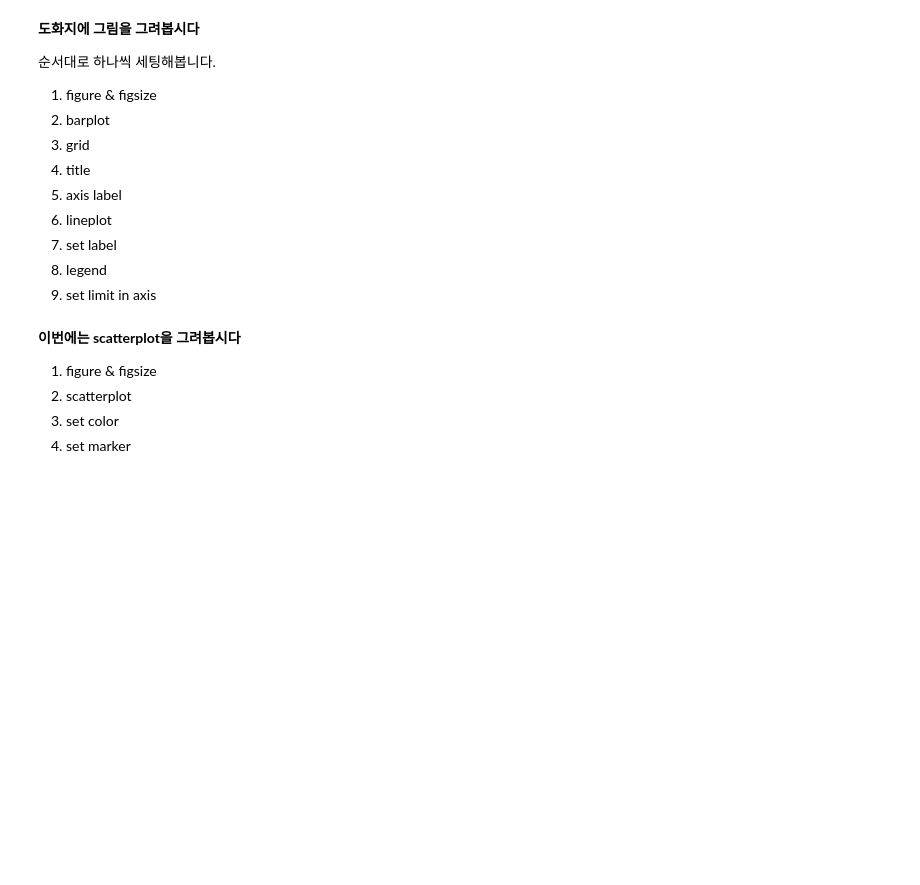
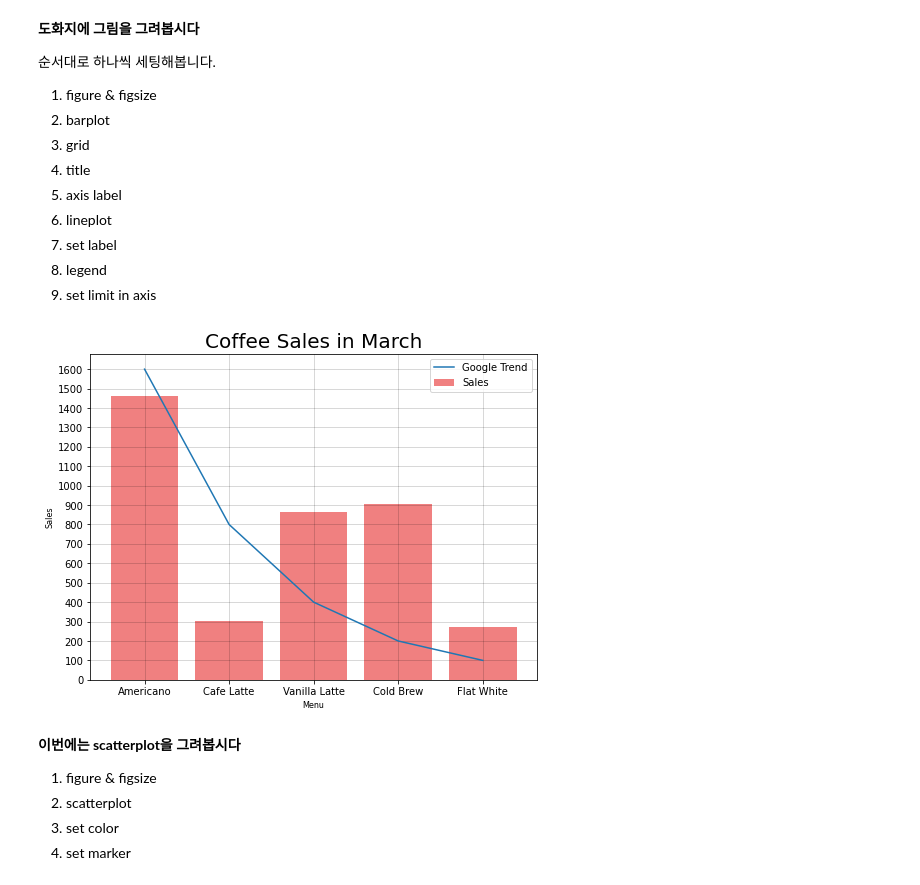
Before and after one commit to y001003/yeardream, a Jupyter notebook: python_basic/실습/Chapter.02 데이터 분석 라이브러리-08. pyplot 기초 (실습).ipynb, the cells around one changed output. Saved outputs shown, nothing was run; the diff lists cells and outputs as text; code cells hidden in the pictures; blank space fills up the shorter version.

```diff
--- a/python_basic/실습/Chapter.02 데이터 분석 라이브러리-08. pyplot 기초 (실습).ipynb
+++ b/python_basic/실습/Chapter.02 데이터 분석 라이브러리-08. pyplot 기초 (실습).ipynb
@@ -28,3 +31,7 @@ import matplotlib.pyplot as plt
+# %%
+# sample data를 하나 만들어봅시다!
+x = ["Americano","Cafe Latte","Vanilla Latte","Cold Brew","Flat White"]
+y = [1463, 301, 866, 905, 274]
 # %% [markdown]
 **도화지에 그림을 그려봅시다**
 
@@ -44,3 +49,18 @@ import matplotlib.pyplot as plt
+# %%
+# 막대 그래프 그리기
+plt.figure(figsize=(8,6))
+plt.grid(alpha=0.3, color="black", linewidth=0.5)
+plt.title("Coffee Sales in March", fontsize=20,)
+plt.xlabel("Menu", fontsize=8)
+plt.ylabel("Sales", fontsize=8)
+plt.bar(x,y, color="lightcoral", label = "Sales")
+plt.plot(sorted([100,200,400,800,1600], reverse=True), label = "Google Trend")
+plt.legend(loc="best") # 범례
+# plt.ylim(0,2000)
+plt.yticks([num for num in range(0, 1700, 100)])# y축 격자
+plt.show()
+# %% [output]
+[figure, added]
 # %% [markdown]
 **이번에는 scatterplot을 그려봅시다**
 
```
Also changed, not shown: parts of 10 cells of this notebook.
